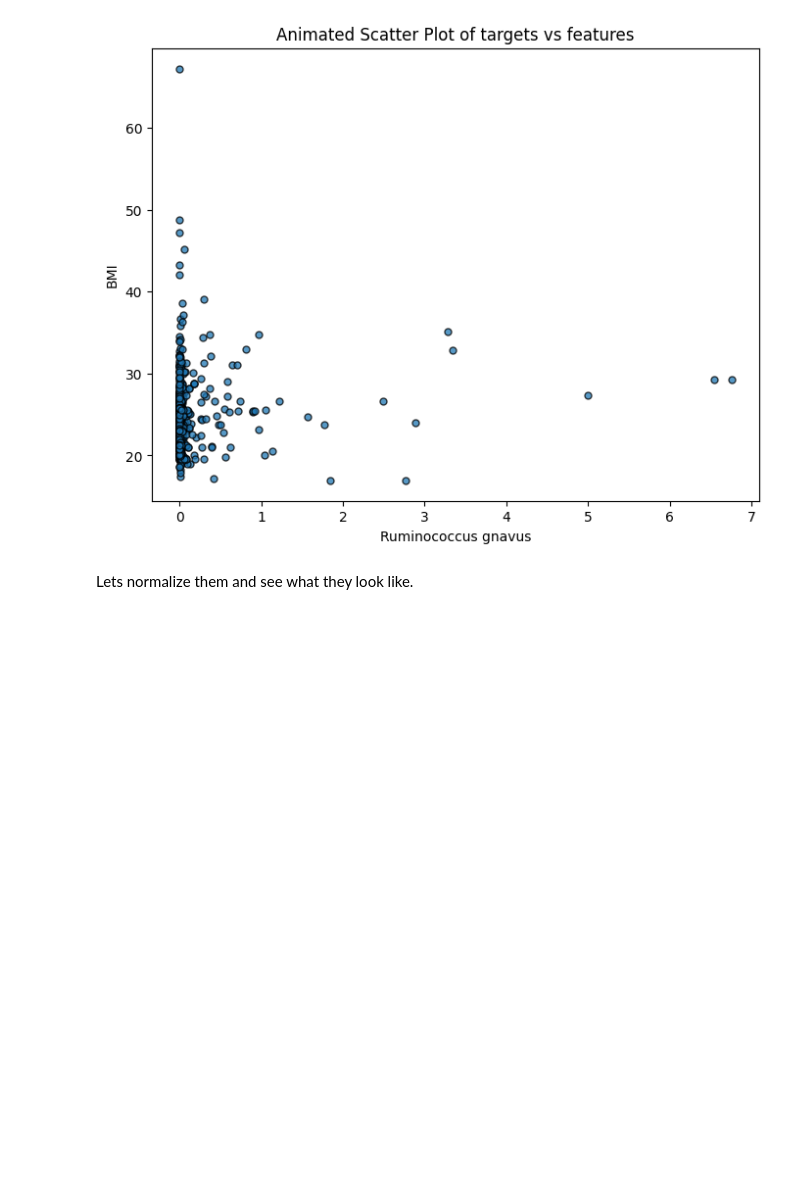
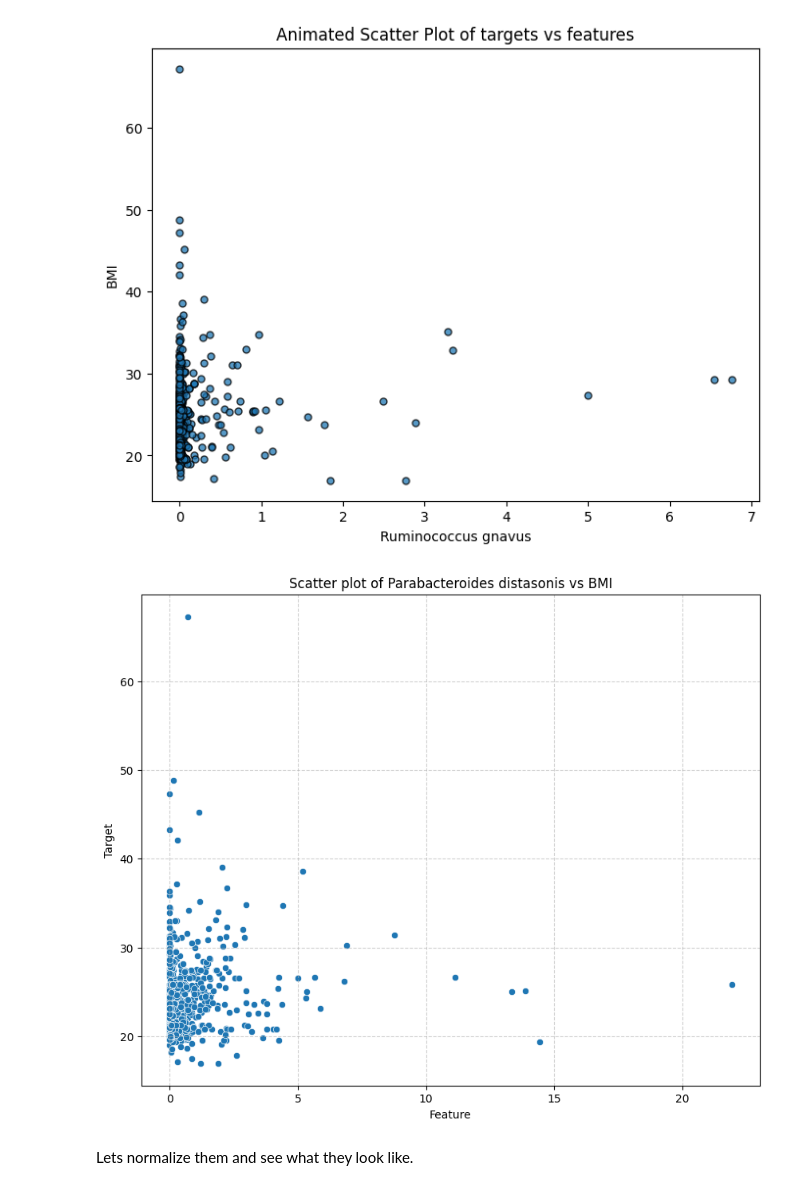
Before and after one commit to KonsKons26/mlcb-a1, a Jupyter notebook: notebooks/data_exploration.ipynb, the cells around one changed output. Drawn from its saved outputs; the diff is of its cells as text; code cells hidden in the pictures; blank space fills up the shorter version.

```diff
--- a/notebooks/data_exploration.ipynb
+++ b/notebooks/data_exploration.ipynb
@@ -158,3 +159,9 @@ plot_zeros(bacteria)
+# %%
+# Inspect specific bacteria here:
+
+plot_specific_feature(bacteria, "Parabacteroides distasonis", bmi)
+# %% [output]
+[figure, added]
 # %%
 plot_feature_spans(bacteria)
 # %% [markdown]
```
Also changed, not shown: parts of 2 cells of this notebook, 1 other file.
